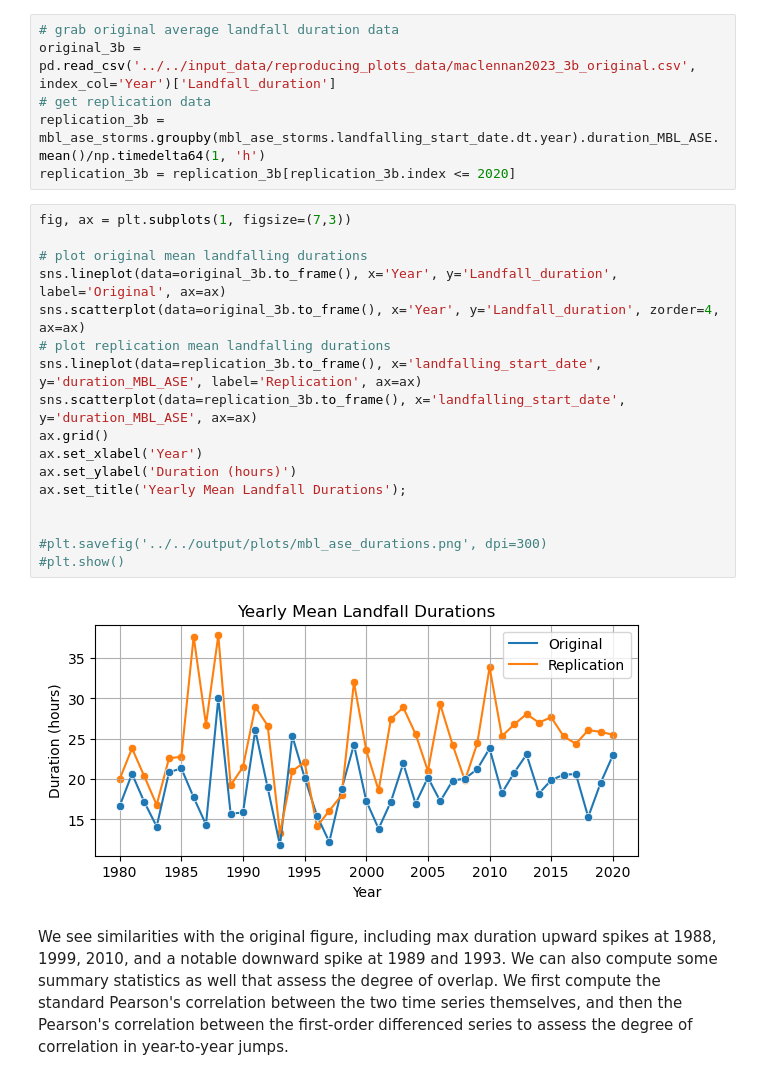
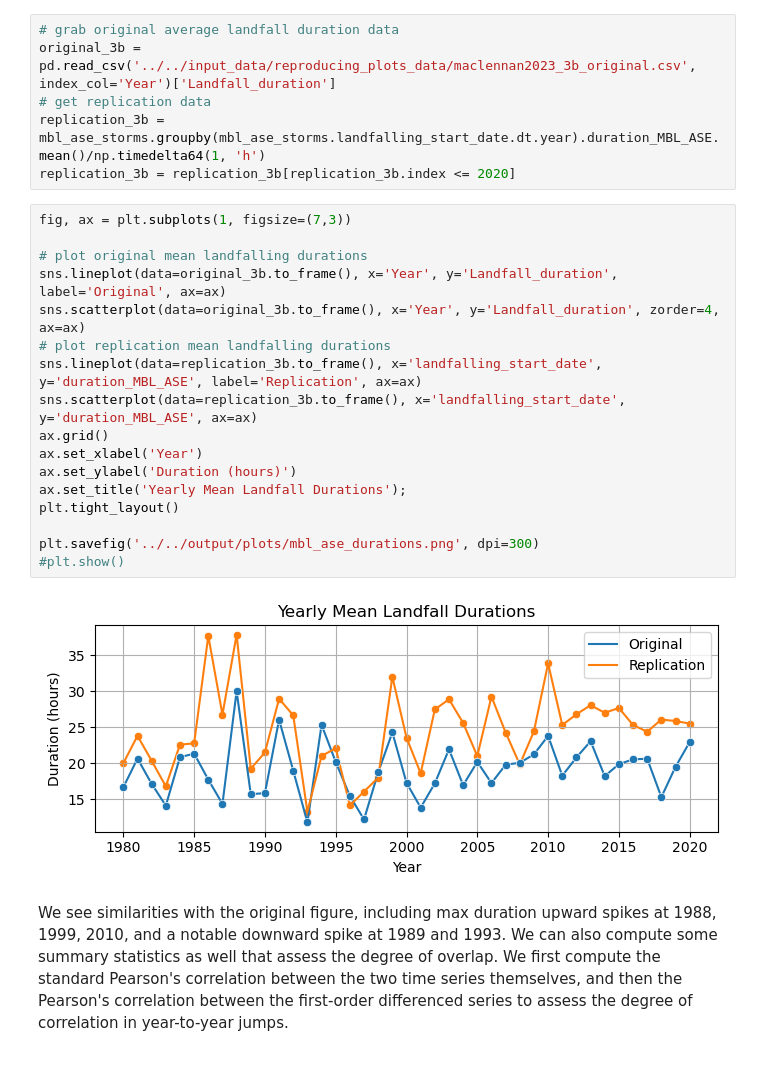
Before and after one commit to jbbutler/antarctic_AR_dataset, a Jupyter notebook: notebooks/quality_assurance/qa_aggregates.ipynb, the cells around one changed output. Cells and saved outputs as stored; diff of their text form.

```diff
--- a/notebooks/quality_assurance/qa_aggregates.ipynb
+++ b/notebooks/quality_assurance/qa_aggregates.ipynb
@@ -318,22 +318,22 @@ replication_3b = replication_3b[replication_3b.index <= 2020]
 # %%
 fig, ax = plt.subplots(1, figsize=(7,3))
 
 # plot original mean landfalling durations
 sns.lineplot(data=original_3b.to_frame(), x='Year', y='Landfall_duration', label='Original', ax=ax)
 sns.scatterplot(data=original_3b.to_frame(), x='Year', y='Landfall_duration', zorder=4, ax=ax)
 # plot replication mean landfalling durations
 sns.lineplot(data=replication_3b.to_frame(), x='landfalling_start_date', y='duration_MBL_ASE', label='Replication', ax=ax)
 sns.scatterplot(data=replication_3b.to_frame(), x='landfalling_start_date', y='duration_MBL_ASE', ax=ax)
 ax.grid()
 ax.set_xlabel('Year')
 ax.set_ylabel('Duration (hours)')
 ax.set_title('Yearly Mean Landfall Durations');
+plt.tight_layout()
 
-
-#plt.savefig('../../output/plots/mbl_ase_durations.png', dpi=300)
+plt.savefig('../../output/plots/mbl_ase_durations.png', dpi=300)
 #plt.show()
 # %% [output]
-[figure, old version]
+[figure, new version]
 # %% [markdown]
 We see similarities with the original figure, including max duration upward spikes at 1988, 1999, 2010, and a notable downward spike at 1989 and 1993. We can also compute some summary statistics as well that assess the degree of overlap. We first compute the standard Pearson's correlation between the two time series themselves, and then the Pearson's correlation between the first-order differenced series to assess the degree of correlation in year-to-year jumps.
 # %%
```
Also changed, not shown: parts of 5 cells of this notebook.
